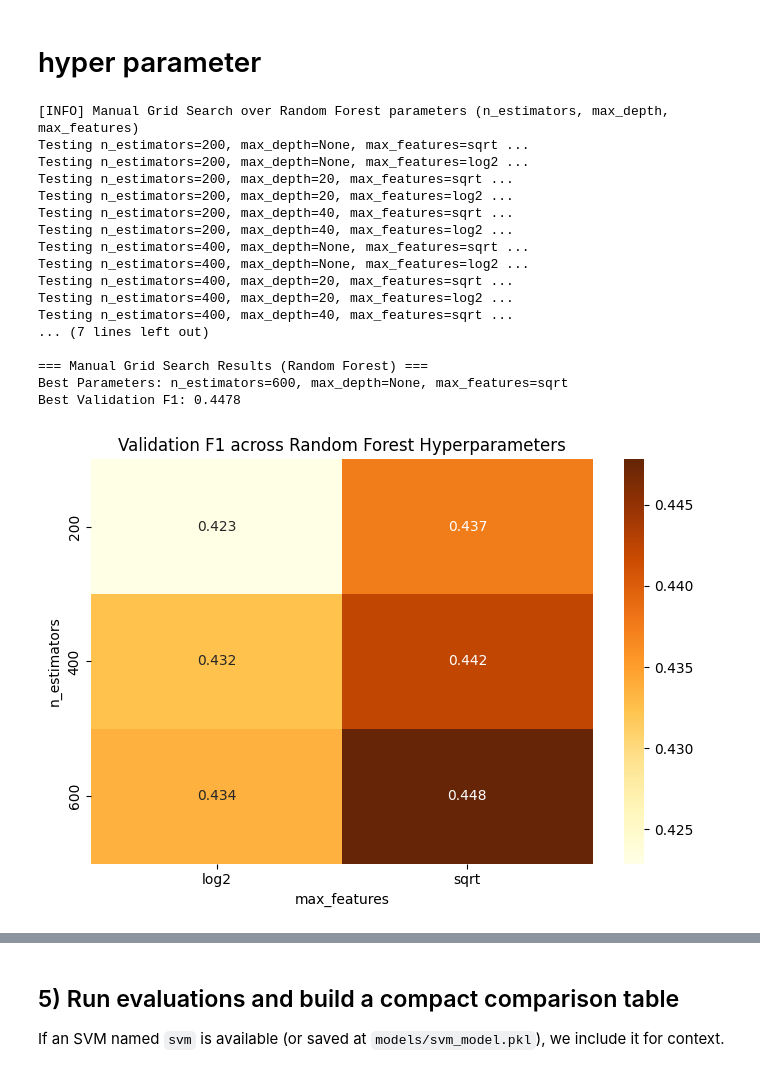
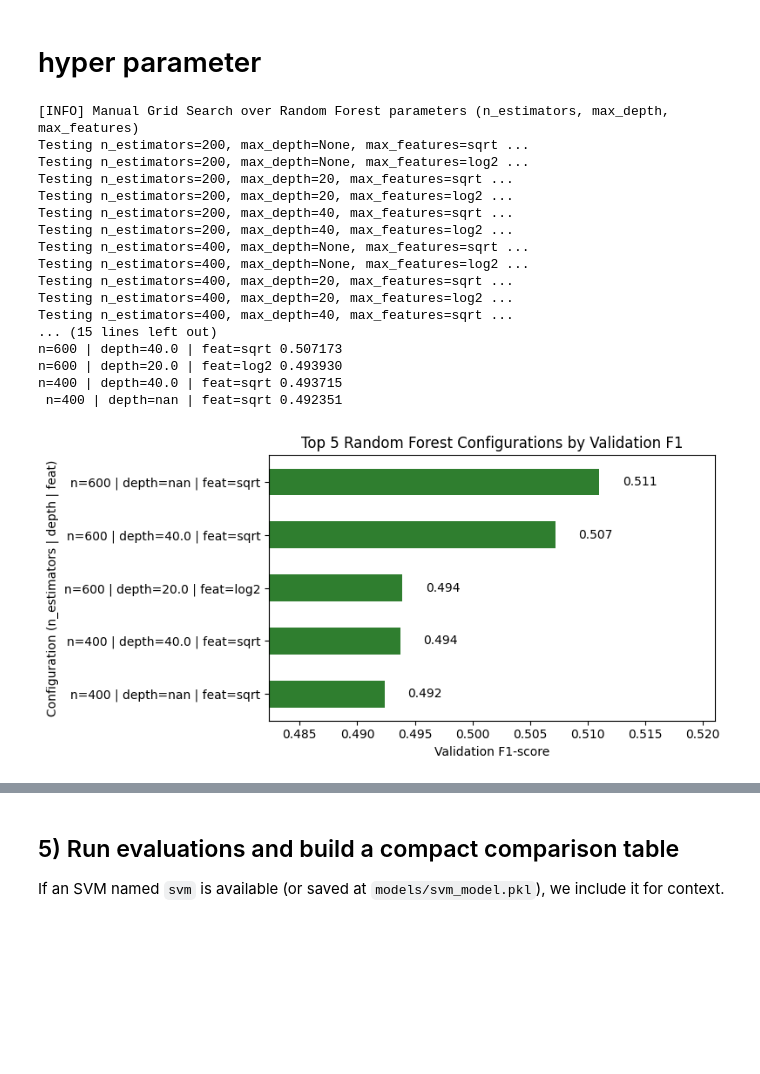
Before and after one commit to shivunchinniah/ml_emotion_recognition, a Jupyter notebook: 1018_New_emotion_reg.ipynb, the cells around one changed output, grey strips where cells are left out. Saved outputs shown, nothing was run; the diff lists cells and outputs as text; code cells hidden in the pictures; blank space fills up the shorter version.

```diff
--- a/1018_New_emotion_reg.ipynb
+++ b/1018_New_emotion_reg.ipynb
@@ -1455,11 +1518,11 @@ X_train_svm, y_train_svm, _ = apply_and_plot_smote(
     title="SMOTE Effect for SVM (Original Data)"
 )
 
-# === Compute class weights for MLP===
-X_train_mlp, y_train_mlp = X_train_mlp_clean, y_train_valid_orig
-class_weights = compute_and_plot_class_weights(
-    y_train_valid_orig, emotion_labels,
-    title="Class Weights for MLP (Original Data)"
+# === Apply SMOTE on ORIGINAL data for MLP ===
+X_train_mlp, y_train_mlp, _ = apply_and_plot_smote(
+    X_train_mlp_clean, y_train_valid_orig,
+    emotion_labels,
+    title="SMOTE Effect for MLP (Original Data)"
 )
 
 # === Apply SMOTE on AUGMENTED data for RF ===
@@ -2223,7 +2432,7 @@ for k in k_values:
         model_name="MLP",
         reducer=None,
         reducer_name=None,
-        class_weights=class_weights,
+        class_weights=None,
         scoring="f1_macro"
     )
 
@@ -2293,7 +2502,7 @@ for d in dims:
         model_name="MLP",
         reducer=pca,
         reducer_name="pca",
-        class_weights=class_weights,    # ← MLP use class_weight
+        class_weights=None,
         scoring="f1_macro"
     )
 
@@ -2390,7 +2613,7 @@ for layers in param_grid["hidden_layer_sizes"]:
                     X_val_sel, y_val_valid,
                     estimator=base_mlp,
                     model_name="MLP",
-                    class_weights=class_weights,    # MLP use class weight
+                    class_weights=None,
                     scoring="f1_macro"
                 )
 
@@ -2741,6 +2954,7 @@ best_f1_rf = -1
 best_params_rf = None
 results_grid_rf = []
 
+
 for n_est in param_grid["n_estimators"]:
     for depth in param_grid["max_depth"]:
         for feat in param_grid["max_features"]:
@@ -2750,12 +2964,15 @@ for n_est in param_grid["n_estimators"]:
                 n_estimators=n_est,
                 max_depth=depth,
                 max_features=feat,
-                class_weight=None,  # smote
+                class_weight=None,   # SMOTE already balances data
                 n_jobs=-1,
                 random_state=42
             )
 
-            rf_temp.fit(X_train_rf_clean, y_train_valid_aug)
+            # Train on SMOTE-balanced training data only
+            rf_temp.fit(X_train_rf, y_train_rf)
+
+            # Evaluate on clean validation set
             y_pred_val = rf_temp.predict(X_val_rf_clean)
             f1 = f1_score(y_val_valid, y_pred_val, average="macro")
 
@@ -2765,44 +2982,74 @@ for n_est in param_grid["n_estimators"]:
                 best_params_rf = (n_est, depth, feat)
                 best_model_rf = rf_temp
 
 # ================================================================
-# Grid Search Summary + Visualization
+# Grid Search Summary + Visualization (Top 5)
 # ================================================================
 print("\n=== Manual Grid Search Results (Random Forest) ===")
 print(f"Best Parameters: n_estimators={best_params_rf[0]}, max_depth={best_params_rf[1]}, max_features={best_params_rf[2]}")
 print(f"Best Validation F1: {best_f1_rf:.4f}")
 
+# --- Collect all results ---
 df_grid_rf = pd.DataFrame(results_grid_rf, columns=["n_estimators", "max_depth", "max_features", "F1"])
-pivot_rf = df_grid_rf.pivot_table(index="n_estimators", columns="max_features", values="F1", aggfunc="max")
 
-plt.figure(figsize=(7,5))
-sns.heatmap(pivot_rf, annot=True, fmt=".3f", cmap="YlOrBr")
-plt.title("Validation F1 across Random Forest Hyperparameters")
-plt.ylabel("n_estimators")
-plt.xlabel("max_features")
+# --- Sort and take top 5 configurations ---
+df_top5 = df_grid_rf.sort_values(by="F1", ascending=False).head(5).reset_index(drop=True)
+
+# --- Create readable label combining hyperparameters ---
+df_top5["config"] = (
+    "n=" + df_top5["n_estimators"].astype(str) +
+    " | depth=" + df_top5["max_depth"].astype(str) +
+    " | feat=" + df_top5["max_features"]
+)
+
+print("\n=== Top 5 Random Forest Configurations by Validation F1 ===")
+print(df_top5[["config", "F1"]].to_string(index=False))
+
+# --- Plot Top 5 ---
+plt.figure(figsize=(8,4))
+sns.barplot(data=df_top5, x="F1", y="config", color="forestgreen", width=0.5)
+
+# Add F1 labels
+for i, f1 in enumerate(df_top5["F1"]):
+    plt.text(f1 + 0.002, i, f"{f1:.3f}", va="center")
+
+plt.title("Top 5 Random Forest Configurations by Validation F1")
+plt.xlabel("Validation F1-score")
+plt.ylabel("Configuration (n_estimators | depth | feat)")
+plt.xlim(df_top5["F1"].min() - 0.01, df_top5["F1"].max() + 0.01)
 plt.tight_layout()
 plt.show()
+
+# --- Save grid results ---
+MODELS_DIR = Path("models")
+MODELS_DIR.mkdir(exist_ok=True)
+grid_csv = MODELS_DIR / "rf_grid_results.csv"
+df_grid_rf.to_csv(grid_csv, float_format="%.5f", index=False)
+print(f"Grid search results saved -> {grid_csv}")
+
+MODELS_DIR = Path("models")
+MODELS_DIR.mkdir(exist_ok=True)
 
 grid_csv = MODELS_DIR / "rf_grid_results.csv"
 df_grid_rf.to_csv(grid_csv, float_format="%.5f", index=False)
 print(f"Grid search results saved -> {grid_csv}")
 # %% [output]
 [INFO] Manual Grid Search over Random Forest parameters (n_estimators, max_depth, max_features)
 Testing n_estimators=200, max_depth=None, max_features=sqrt ...
 Testing n_estimators=200, max_depth=None, max_features=log2 ...
 Testing n_estimators=200, max_depth=20, max_features=sqrt ...
 Testing n_estimators=200, max_depth=20, max_features=log2 ...
 Testing n_estimators=200, max_depth=40, max_features=sqrt ...
 Testing n_estimators=200, max_depth=40, max_features=log2 ...
 Testing n_estimators=400, max_depth=None, max_features=sqrt ...
 Testing n_estimators=400, max_depth=None, max_features=log2 ...
 Testing n_estimators=400, max_depth=20, max_features=sqrt ...
 Testing n_estimators=400, max_depth=20, max_features=log2 ...
 Testing n_estimators=400, max_depth=40, max_features=sqrt ...
-... (7 lines left out)
-
-=== Manual Grid Search Results (Random Forest) ===
-Best Parameters: n_estimators=600, max_depth=None, max_features=sqrt
-Best Validation F1: 0.4478
+... (15 lines left out)
+n=600 | depth=40.0 | feat=sqrt 0.507173
+n=600 | depth=20.0 | feat=log2 0.493930
+n=400 | depth=40.0 | feat=sqrt 0.493715
+ n=400 | depth=nan | feat=sqrt 0.492351
-[figure, old version]
+[figure, new version]
 Grid search results saved -> models/rf_grid_results.csv
```
Also changed, not shown: parts of 50 cells of this notebook, 8 other files.
